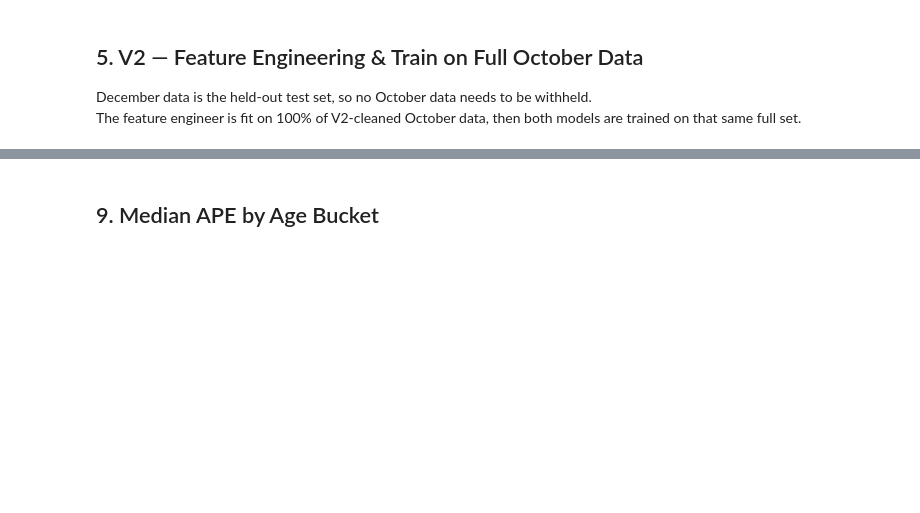
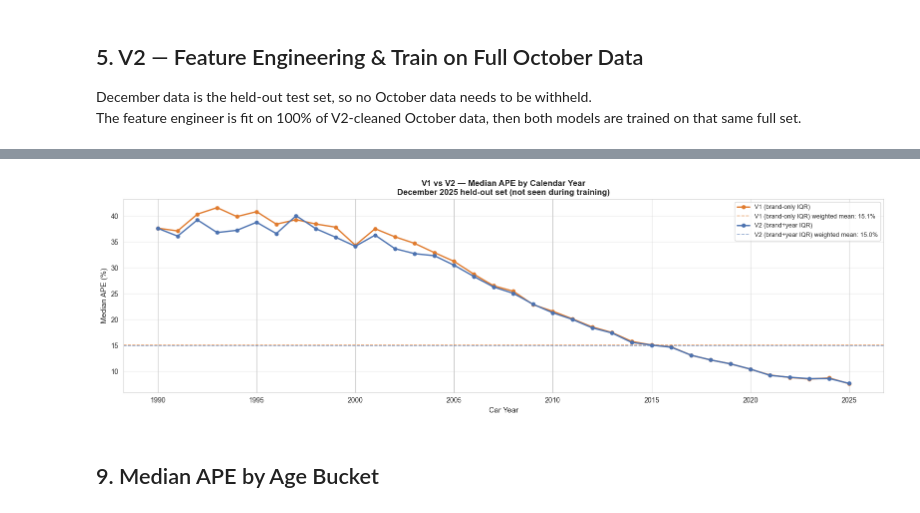
Before and after one commit to brunothefirst/car_price_prediction, a Jupyter notebook: notebooks/12_lean_v1_vs_v2_cleaning.ipynb, the cells around one changed output, grey strips where cells are left out. Drawn from its saved outputs; the diff is of its cells as text; code cells hidden in the pictures; blank space fills up the shorter version.

```diff
--- a/notebooks/12_lean_v1_vs_v2_cleaning.ipynb
+++ b/notebooks/12_lean_v1_vs_v2_cleaning.ipynb
@@ -398,25 +481,27 @@ print(ym_v2.head(8).to_string(index=False))
 # %%
 fig, ax = plt.subplots(figsize=(16, 5))
 
 for ym, color, label in [
     (ym_v1, '#E07B2E', 'V1 (brand-only IQR)'),
     (ym_v2, '#4C72B0', 'V2 (brand+year IQR)'),
 ]:
     ax.plot(ym['year'], ym['median_ape'], marker='o', linewidth=2, color=color,
             markersize=5, label=label)
     wm = (ym['median_ape'] * ym['n']).sum() / ym['n'].sum()
     ax.axhline(wm, color=color, linestyle='--', linewidth=1.2, alpha=0.6,
                label=f'{label} weighted mean: {wm:.1f}%')
 
 ax.set_xlabel('Car Year', fontsize=11)
 ax.set_ylabel('Median APE (%)', fontsize=11)
-ax.set_title('V1 vs V2 \u2014 Median APE by Calendar Year\n'
+ax.set_title('V1 vs V2 — Median APE by Calendar Year\n'
              'December 2025 held-out set (not seen during training)',
              fontsize=12, fontweight='bold')
 ax.legend(fontsize=9)
 ax.grid(axis='y', alpha=0.4)
 plt.tight_layout()
 plt.show()
+# %% [output]
+[figure, added]
 # %% [markdown]
 ## 9. Median APE by Age Bucket
 # %%
```
Also changed, not shown: parts of 21 cells of this notebook, 7 other files.
